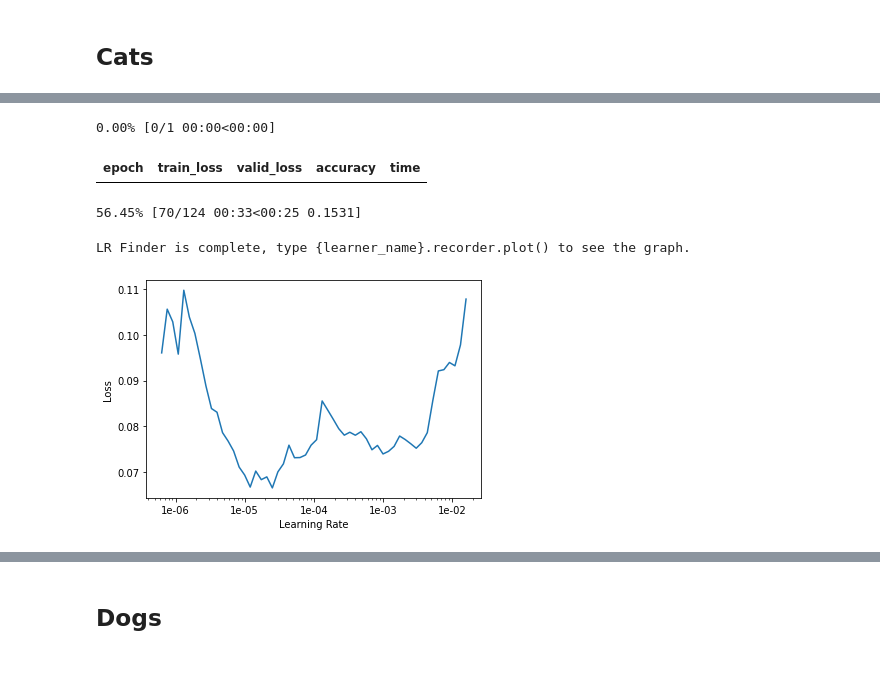
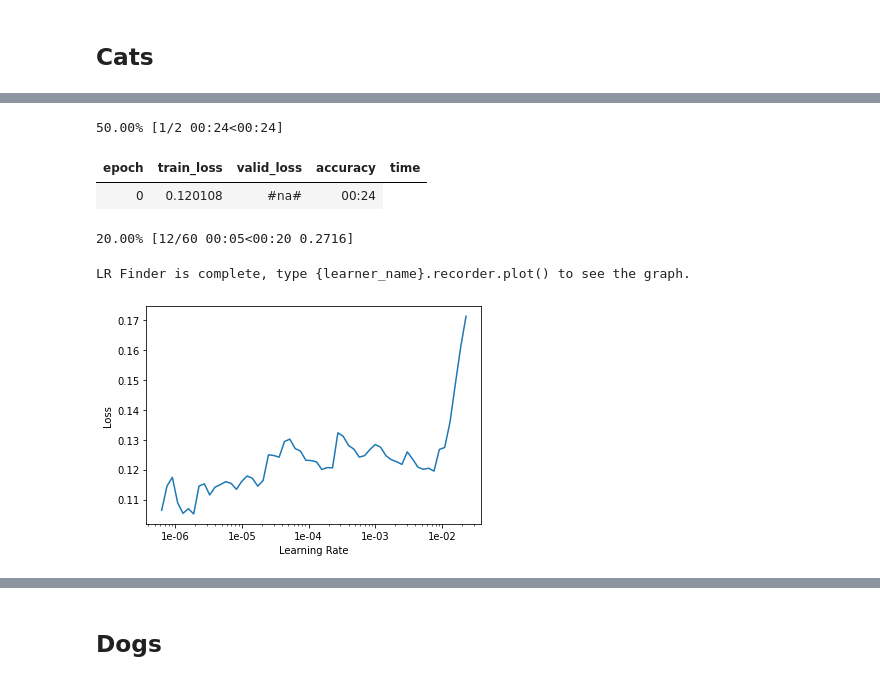
Before and after one commit to AnnieCRY/DS5500-Project2, a Jupyter notebook: pet_classification.ipynb, the cells around one changed output, grey strips where cells are left out. Saved outputs shown, nothing was run; the diff lists cells and outputs as text; code cells hidden in the pictures.

```diff
--- a/pet_classification.ipynb
+++ b/pet_classification.ipynb
@@ -446,9 +449,10 @@ learn_cat.fit_one_cycle(8)
 # %%
-learn.lr_find()
-learn.recorder.plot()
+learn_cat.lr_find()
+learn_cat.recorder.plot()
 # %% [output]
-0.00% [0/1 00:00<00:00]
+50.00% [1/2 00:24<00:24]
 | epoch | train_loss | valid_loss | accuracy | time |
+| 0 | 0.120108 | #na# | 00:24 |
-56.45% [70/124 00:33<00:25 0.1531]
+20.00% [12/60 00:05<00:20 0.2716]
 LR Finder is complete, type {learner_name}.recorder.plot() to see the graph.
-[figure, old version]
+[figure, new version]
```
Also changed, not shown: parts of 45 cells of this notebook.
